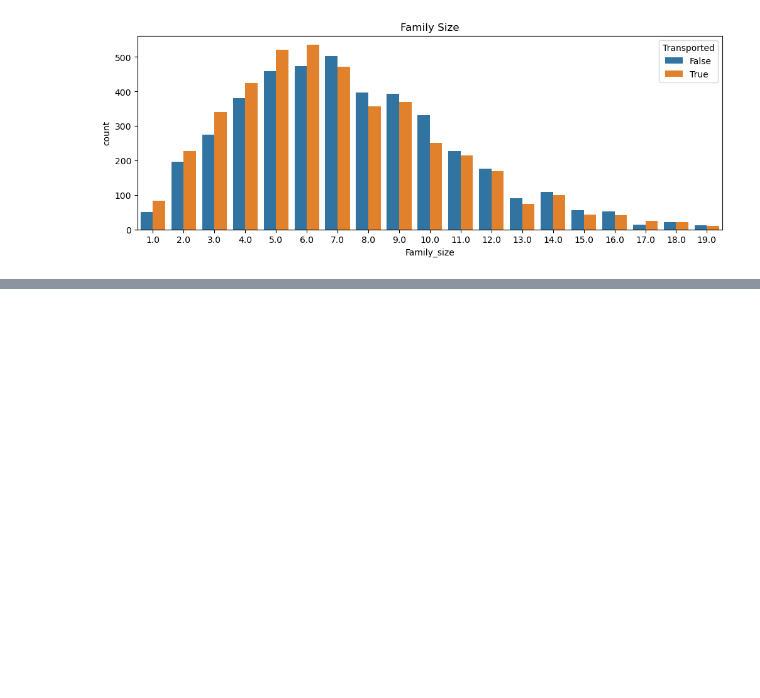
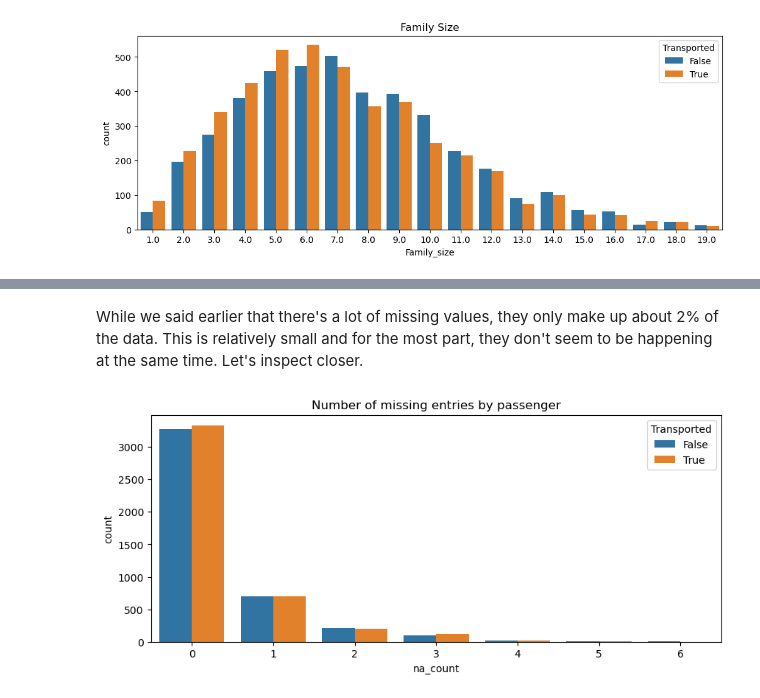
Before and after one commit to cclores1/Gantry-Kinematics, a Jupyter notebook: space-titanic-competition-v1-1.ipynb, the cells around one changed output, grey strips where cells are left out. Drawn from its saved outputs; the diff is of its cells as text; code cells hidden in the pictures; blank space fills up the shorter version.

```diff
--- a/space-titanic-competition-v1-1.ipynb
+++ b/space-titanic-competition-v1-1.ipynb
@@ -453,0 +507,11 @@ Text(0.5, 1.0, 'Family Size')
+# %% [markdown]
+While we said earlier that there's a lot of missing values, they only make up about 2% of the data. This is relatively small and for the most part, they don't seem to be happening at the same time. Let's inspect closer.
+# %%
+#count plot of number of missing vales by passenger
+train_df['na_count'] = train_df.isna().sum(axis=1)
+plt.figure(figsize=(10,4))
+sns.countplot(data=train_df, x='na_count', hue='Transported')
+plt.title('Number of missing entries by passenger')
+train_df.drop('na_count', axis=1, inplace=True)
+# %% [output]
+[figure, added]
```
Also changed, not shown: parts of 26 cells of this notebook.
